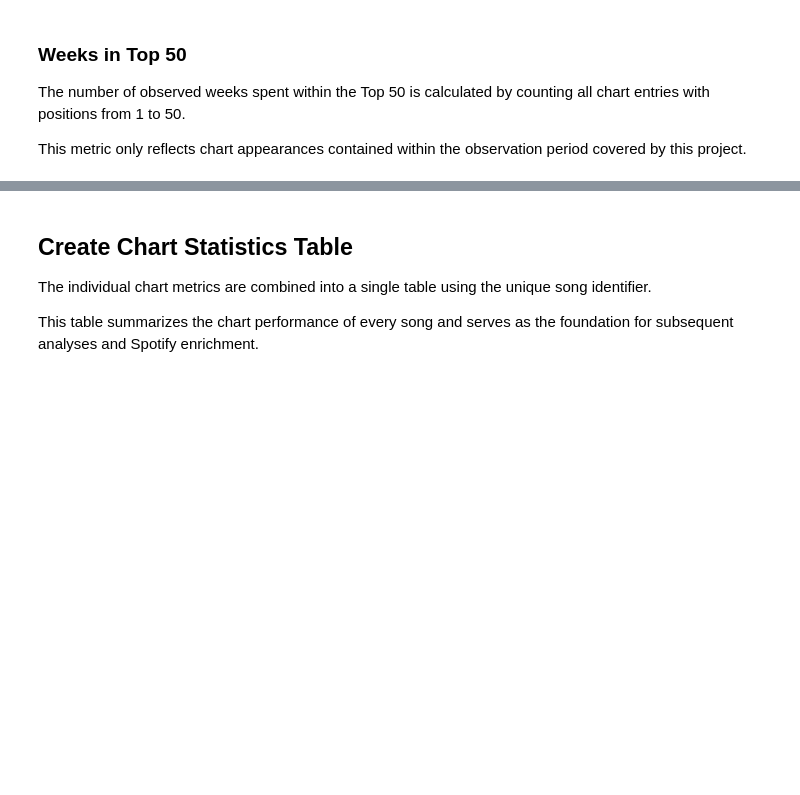
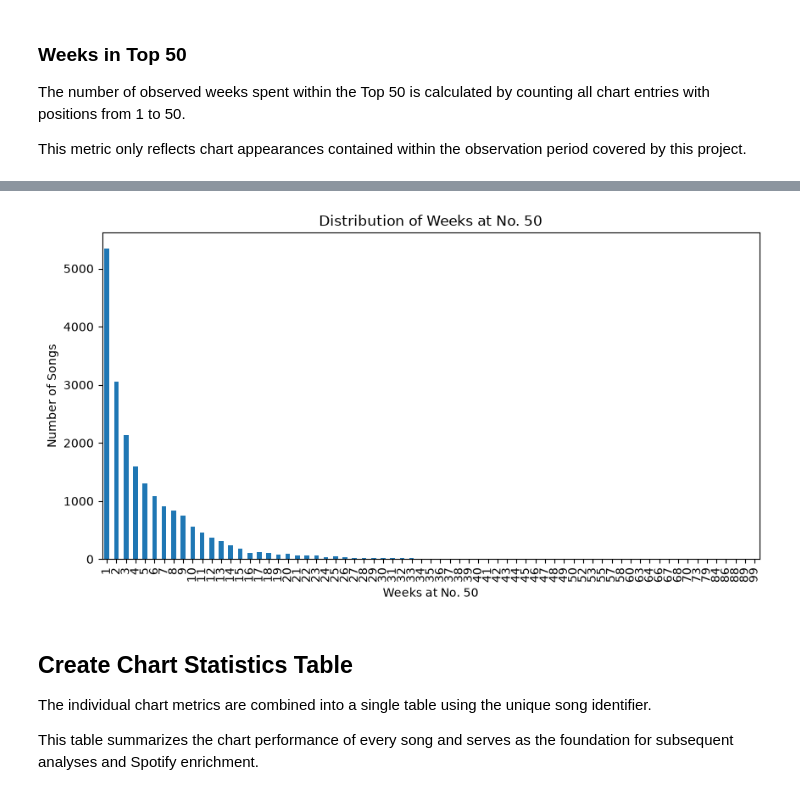
Before and after one commit to Sabrinalyst/what-happened-to-music, a Jupyter notebook: notebooks/03_chart_statistics.ipynb, the cells around one changed output, grey strips where cells are left out. Cells and saved outputs as stored; diff of their text form; code cells hidden in the pictures; blank space fills up the shorter version.

```diff
--- a/notebooks/03_chart_statistics.ipynb
+++ b/notebooks/03_chart_statistics.ipynb
@@ -388,0 +440,10 @@ Weeks in Top 50: 5
+# %%
+position_50 = chart_history['Position'] <= 50
+
+weeks_top_50 = (chart_history.loc[position_50, :]
+               .groupby('song_id')
+               .size()
+               .rename('weeks_top_50'))
+
+weeks_top_50_distribution = weeks_top_50.value_counts().sort_index()
+weeks_top_50_distribution.head(20)
@@ -389,3 +468,13 @@ Weeks in Top 50: 5
+# %%
+weeks_top_50_distribution.plot(kind='bar',
+                               figsize=(10, 5))
+
+plt.xlabel('Weeks at No. 50')
+plt.ylabel('Number of Songs')
+plt.title('Distribution of Weeks at No. 50')
+plt.show()
+# %% [output]
+[figure, added]
 # %% [markdown]
 ## Create Chart Statistics Table
 
```
Also changed, not shown: parts of 29 cells of this notebook, 1 other file.
